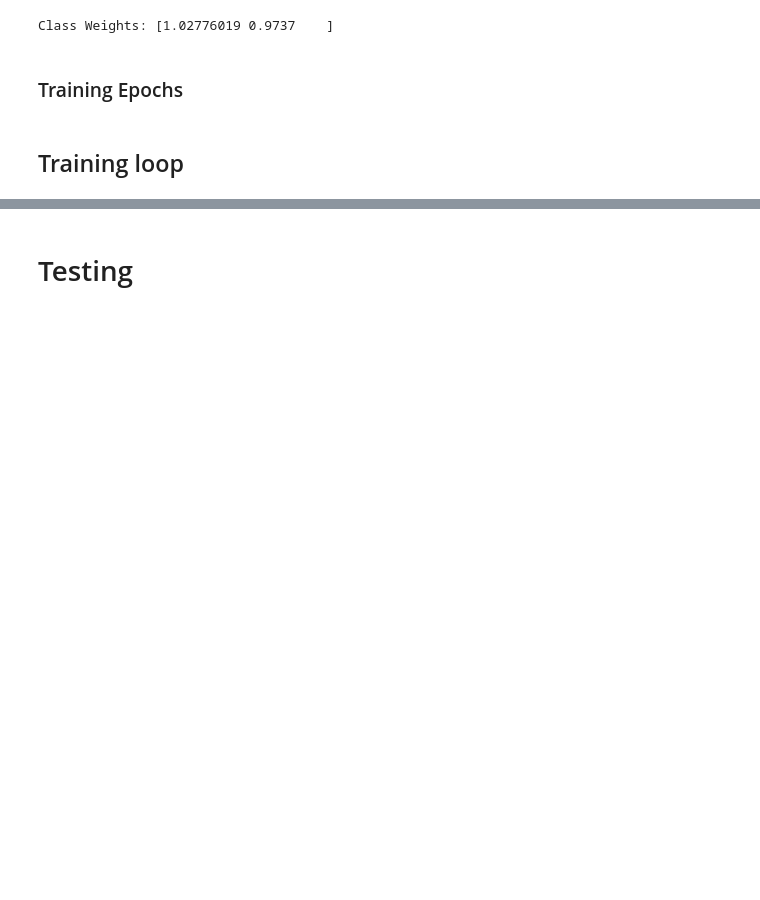
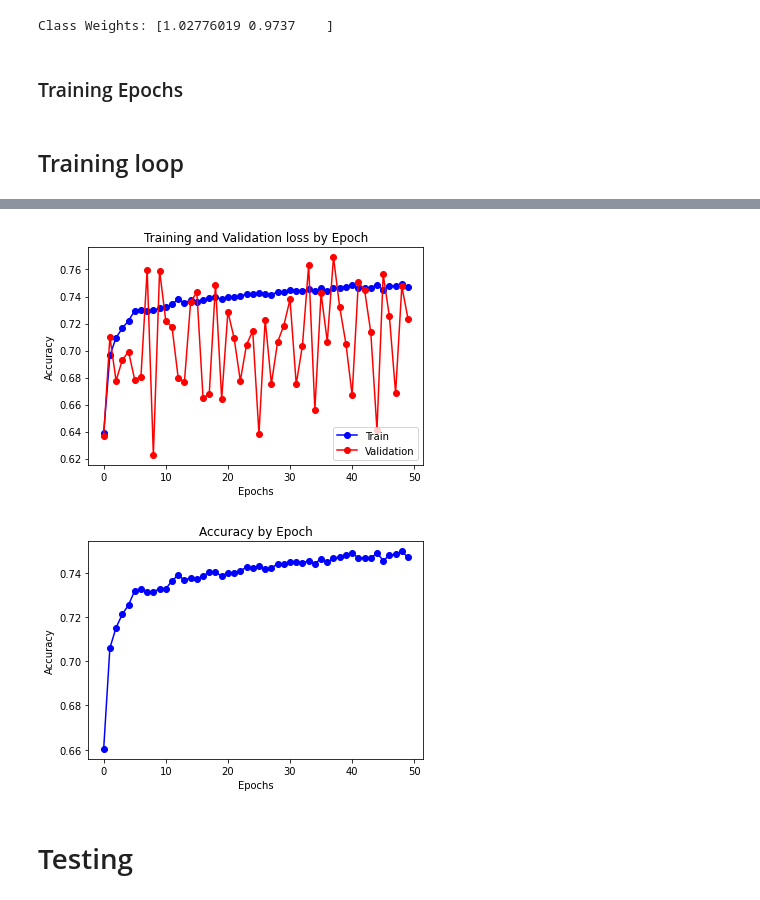
Before and after one commit to emperorner0/AI_Generated_Review_Detection_in_Book_Reviews, a Jupyter notebook: Discriminator_with_BERT.ipynb, the cells around one changed output, grey strips where cells are left out. Drawn from its saved outputs; the diff is of its cells as text; code cells hidden in the pictures; blank space fills up the shorter version.

```diff
--- a/Discriminator_with_BERT.ipynb
+++ b/Discriminator_with_BERT.ipynb
@@ -38,7 +104,8 @@ save = False
 # %%
 def remove_over(df, leng = 512, target='reviews', labels='label'):
     '''Checks text length for being over 512 tokens,
-    which bert-base does not support.'''
+    which bert-base does not support. Returns a dataframe of all
+    entries under 512 tokens.'''
     seq_list = []
     seq_len = [len(i.split()) for i in df[target]]
     ugh = []
@@ -349,7 +514,8 @@ class BERT_Arch(nn.Module):
 
     def __init__(self, bert):
         '''
-        Professional docstring here
+        Transfer learning deep neural network based on Google AI's BERT
+        NLP architecture. Takes an instantiated BERT model as input.
         '''
 
         super(BERT_Arch, self).__init__()
@@ -427,7 +599,7 @@ epochs = 50
 # function to train the model
 def train():
     """
-    Future docstring
+    Training function that returns average loss, total accuracy, and predictions
     """
     model.train()
 
@@ -490,7 +662,8 @@ def train():
 def evaluate():
 
     """
-    Future docstring
+    Similar to training, but with model in eval mode and predictions
+    with no local gradient calculation required.
     """
 
     print("\nEvaluating...")
@@ -588,12 +765,23 @@ Average accuracy: 0.6603759976473391
 # %%
+# Training and validation loss
 plt.title('Training and Validation loss by Epoch')
 plt.plot(train_losses, 'b-o')
 plt.plot(valid_losses, 'r-o')
 plt.legend(['Train', 'Validation'])
+plt.xlabel('Epochs')
+plt.ylabel('Accuracy')
+plt.savefig('Images/training_valid_loss.png')
 plt.show()
 
+# Training accuracy by epoch
 plt.title('Accuracy by Epoch')
 plt.plot(epoch_acc, 'b-o')
+plt.xlabel('Epochs')
+plt.ylabel('Accuracy')
+plt.savefig('Images/training_acc.png')
 plt.show()
+# %% [output]
+[figure, added]
+[figure, added]
 # %% [markdown]
 # Testing
```
Also changed, not shown: parts of 40 cells of this notebook, 11 other files.
